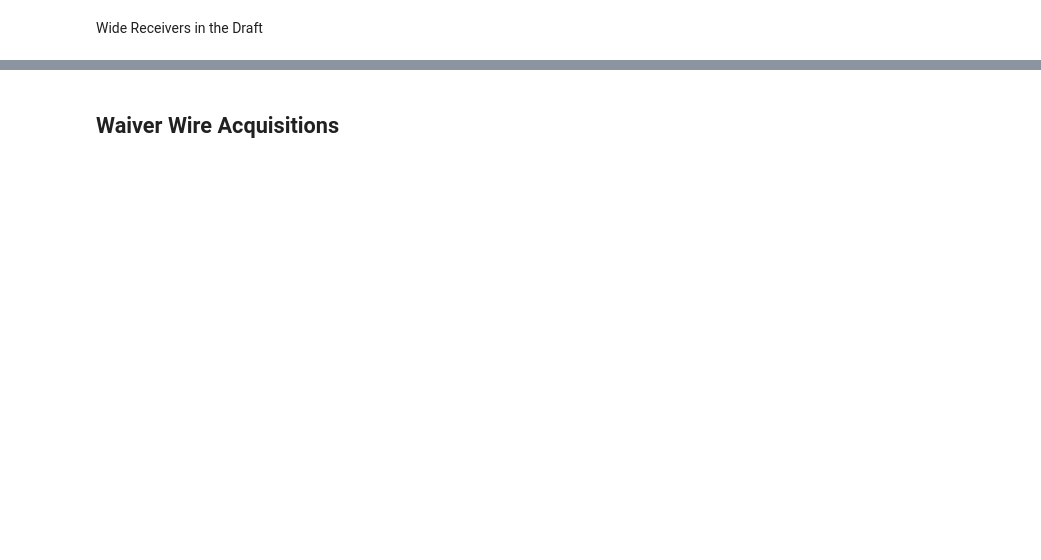
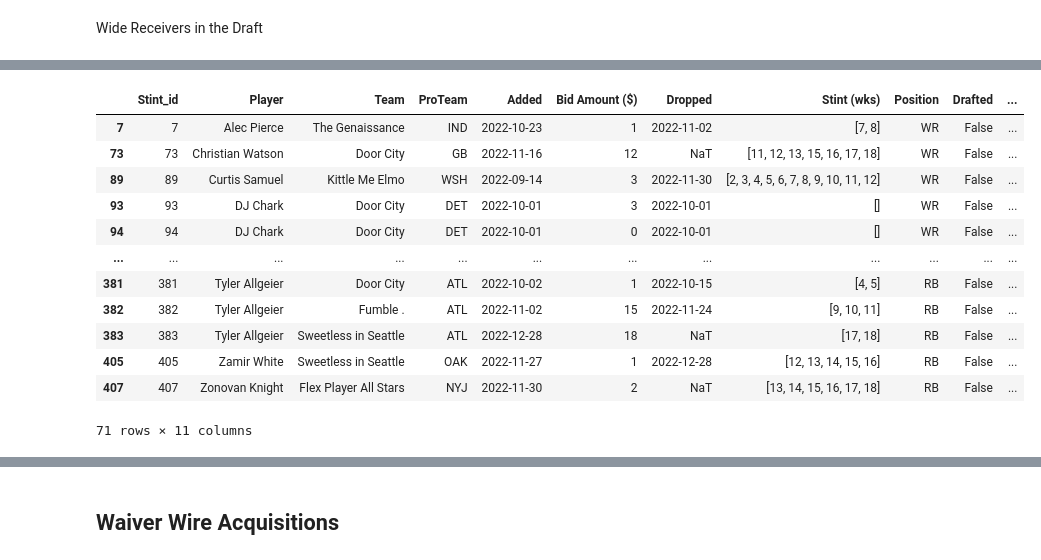
Before and after one commit to jon-cheng/espnff, a Jupyter notebook: notebooks/2023-03-09_FF_nb.ipynb, the cells around one changed output, grey strips where cells are left out. Saved outputs shown, nothing was run; the diff lists cells and outputs as text; code cells hidden in the pictures; blank space fills up the shorter version.

```diff
--- a/notebooks/2023-03-09_FF_nb.ipynb
+++ b/notebooks/2023-03-09_FF_nb.ipynb
@@ -97,0 +204,5 @@ Wide Receivers in the Draft
+# %%
+import pandas as pd
+df1 = g.get_group((False,'WR'))
+# %%
+df2 = g.get_group((False,'RB'))
@@ -98 +240,17 @@ Wide Receivers in the Draft
+# %%
+pd.concat([df1,df2],axis=0)
+# %% [output]
+|  | Stint_id | Player | Team | ProTeam | Added | Bid Amount ($) | Dropped | Stint (wks) | Position | Drafted | ... |
+| 7 | 7 | Alec Pierce | The Genaissance | IND | 2022-10-23 | 1 | 2022-11-02 | [7, 8] | WR | False | ... |
+| 73 | 73 | Christian Watson | Door City | GB | 2022-11-16 | 12 | NaT | [11, 12, 13, 15, 16, 17, 18] | WR | False | ... |
+| 89 | 89 | Curtis Samuel | Kittle Me Elmo | WSH | 2022-09-14 | 3 | 2022-11-30 | [2, 3, 4, 5, 6, 7, 8, 9, 10, 11, 12] | WR | False | ... |
+| 93 | 93 | DJ Chark | Door City | DET | 2022-10-01 | 3 | 2022-10-01 | [] | WR | False | ... |
+| 94 | 94 | DJ Chark | Door City | DET | 2022-10-01 | 0 | 2022-10-01 | [] | WR | False | ... |
+| ... | ... | ... | ... | ... | ... | ... | ... | ... | ... | ... | ... |
+| 381 | 381 | Tyler Allgeier | Door City | ATL | 2022-10-02 | 1 | 2022-10-15 | [4, 5] | RB | False | ... |
+| 382 | 382 | Tyler Allgeier | Fumble . | ATL | 2022-11-02 | 15 | 2022-11-24 | [9, 10, 11] | RB | False | ... |
+| 383 | 383 | Tyler Allgeier | Sweetless in Seattle | ATL | 2022-12-28 | 18 | NaT | [17, 18] | RB | False | ... |
+| 405 | 405 | Zamir White | Sweetless in Seattle | OAK | 2022-11-27 | 1 | 2022-12-28 | [12, 13, 14, 15, 16] | RB | False | ... |
+| 407 | 407 | Zonovan Knight | Flex Player All Stars | NYJ | 2022-11-30 | 2 | NaT | [13, 14, 15, 16, 17, 18] | RB | False | ... |
+71 rows × 11 columns
 # %%
```
Also changed, not shown: parts of 13 cells of this notebook.
